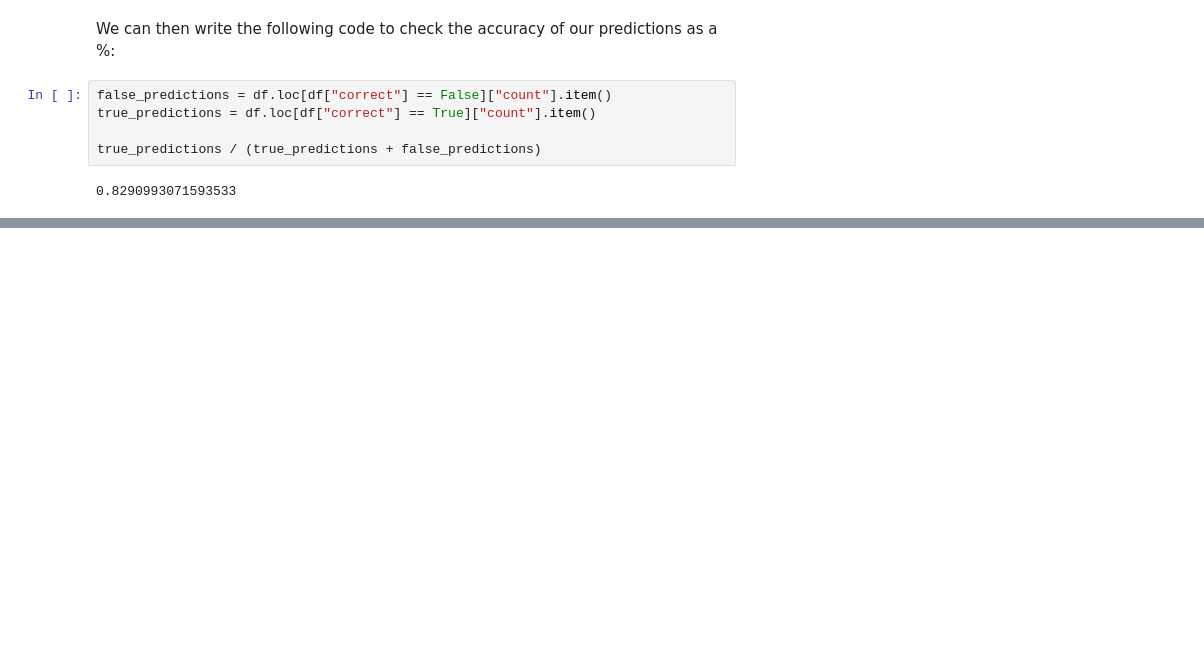
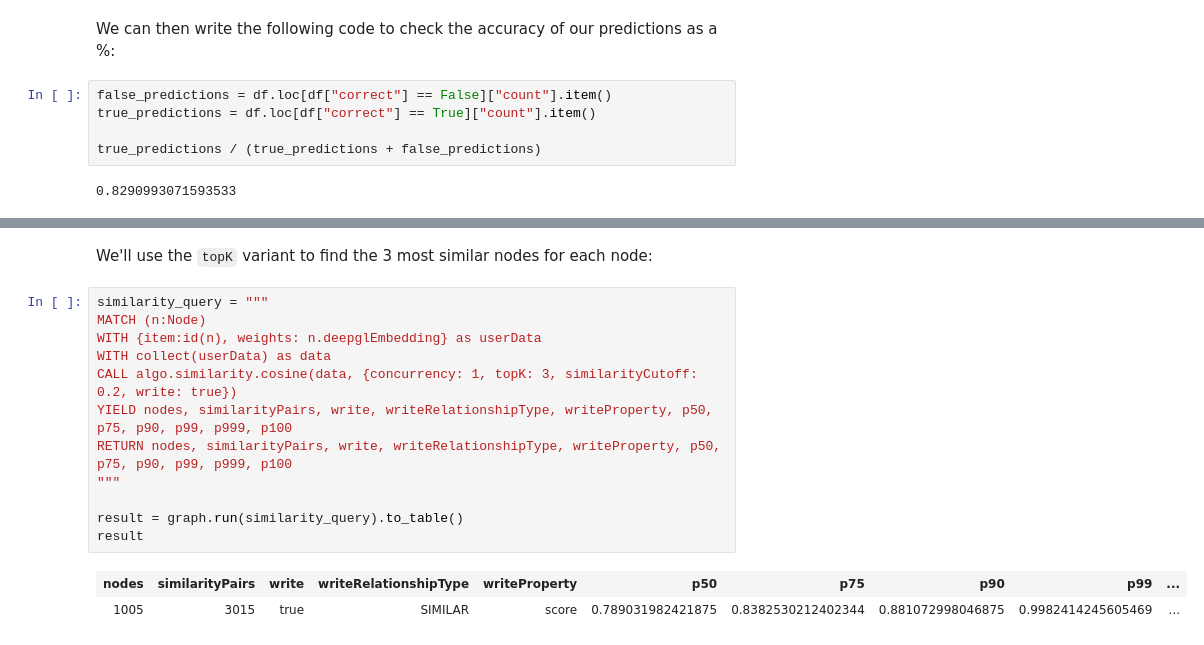
Before and after one commit to neo4j-contrib/training, a Jupyter notebook: ml_ai/05_GraphEmbeddings.ipynb, the cells around one changed output, grey strips where cells are left out. Drawn from its saved outputs; the diff is of its cells as text; blank space fills up the shorter version.

```diff
--- a/ml_ai/05_GraphEmbeddings.ipynb
+++ b/ml_ai/05_GraphEmbeddings.ipynb
@@ -228,0 +253,17 @@ Can we now do similarity on this vectors to find topK using cosine similarity or
+# %% [markdown]
+We'll use the `topK` variant to find the 3 most similar nodes for each node:
+# %%
+similarity_query = """
+MATCH (n:Node)
+WITH {item:id(n), weights: n.deepglEmbedding} as userData
+WITH collect(userData) as data
+CALL algo.similarity.cosine(data, {concurrency: 1, topK: 3, similarityCutoff: 0.2, write: true})
+YIELD nodes, similarityPairs, write, writeRelationshipType, writeProperty, p50, p75, p90, p99, p999, p100
+RETURN nodes, similarityPairs, write, writeRelationshipType, writeProperty, p50, p75, p90, p99, p999, p100
+"""
+
+result = graph.run(similarity_query).to_table()
+result
+# %% [output]
+| nodes | similarityPairs | write | writeRelationshipType | writeProperty | p50 | p75 | p90 | p99 | ... |
+| 1005 | 3015 | true | SIMILAR | score | 0.789031982421875 | 0.8382530212402344 | 0.881072998046875 | 0.9982414245605469 | ... |
```
Also changed, not shown: parts of 4 cells of this notebook.
